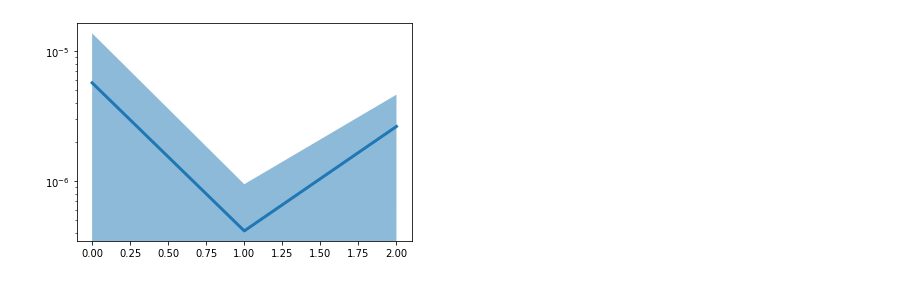
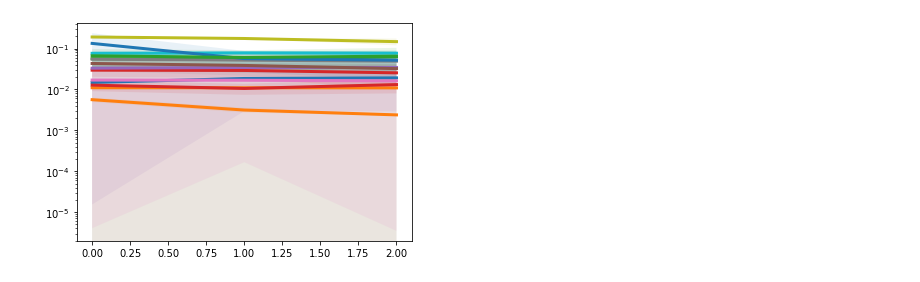
Before and after one commit to TomFrederik/master_thesis, a Jupyter notebook: hmm/analyze_toy_experiments.ipynb, the cells around one changed output. Drawn from its saved outputs; the diff is of its cells as text; code cells hidden in the pictures.

Commit message:
fix run_perc_dropout?

```diff
--- a/hmm/analyze_toy_experiments.ipynb
+++ b/hmm/analyze_toy_experiments.ipynb
@@ -28,5 +28,5 @@ if not os.path.exists('./perc_dropout_experiments/losses.npz'):
     for key, value in losses.items():
         losses[key] = {metric: np.array([run[metric] for run in losses[key]]) for metric in METRICS}
     np.savez_compressed('./perc_dropout_experiments/losses.npz', **losses)
-# else:
-#     losses = np.load('./perc_dropout_experiments/losses.npz')
+else:
+    losses = np.load('./perc_dropout_experiments/losses.npz', allow_pickle=True)
@@ -33,17 +54,17 @@ if not os.path.exists('./perc_dropout_experiments/losses.npz'):
 # %%
+plt.figure()
 for key, val in losses.items():
     # if key not in ['0', '2', '4', '6']:
-    if key not in ['0', '2']:
-        continue
+    # if key not in ['20']:
+    #     continue
     value = val['Validation/value_prefix_loss']
     if value.dtype != np.float64: # is nan
         continue
     mean = value.mean(axis=0)
     std = value.std(axis=0)
-    plt.figure()
     plt.plot(mean, linewidth=3)
-    plt.fill_between(np.arange(3), mean-std, mean+std, alpha=0.5)
-    plt.yscale('log')
-    plt.show()
+    plt.fill_between(np.arange(3), mean-std, mean+std, alpha=0.1)
+plt.yscale('log')
+plt.show()
 # %% [output]
-[figure, old version]
+[figure, new version]
```
Also changed, not shown: parts of 5 cells of this notebook, 3 other files.
